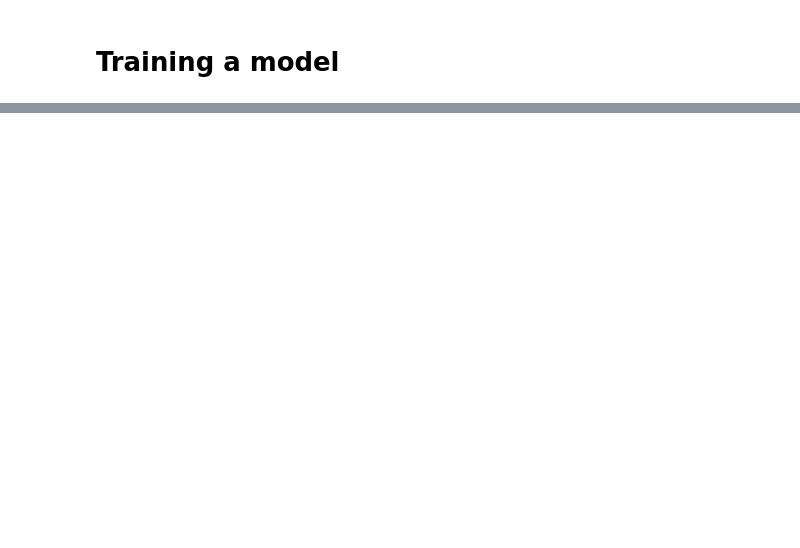
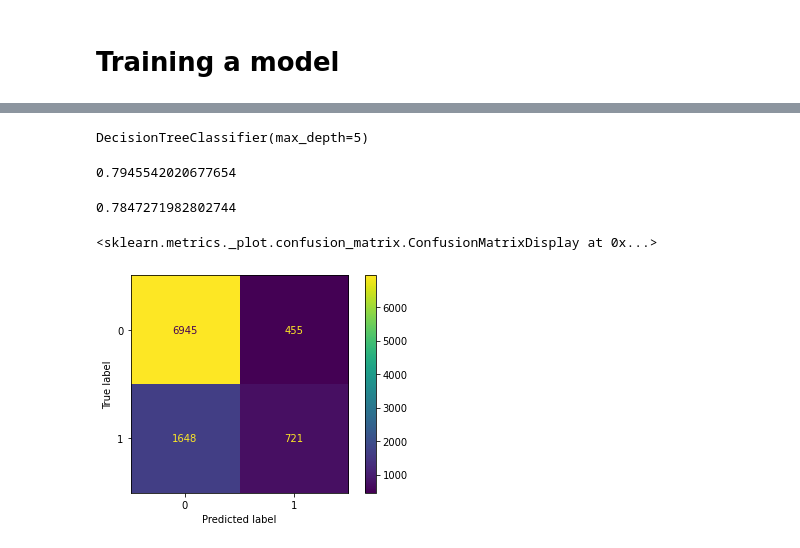
Before and after one commit to dhesse/IN-STK-5000-Autum-2022, a Jupyter notebook: nbhome/Lecture 02 - EDA and Sklearn.ipynb, the cells around one changed output, grey strips where cells are left out. Saved outputs shown, nothing was run; the diff lists cells and outputs as text; code cells hidden in the pictures; blank space fills up the shorter version.

```diff
--- a/nbhome/Lecture 02 - EDA and Sklearn.ipynb
+++ b/nbhome/Lecture 02 - EDA and Sklearn.ipynb
@@ -163,0 +208,4 @@ df.groupby('education')['target'].mean().sort_values().plot.bar()
+# %%
+# just of illustration
+one_hot = one_hot[one_hot.columns[one_hot.var() > 0.04]]
+one_hot
@@ -163,0 +226,3 @@ df.groupby('education')['target'].mean().sort_values().plot.bar()
+# %%
+X = df[['age', 'hours-per-week']].join(one_hot)
+y = df['target']
@@ -163,0 +245,2 @@ df.groupby('education')['target'].mean().sort_values().plot.bar()
+# %%
+Xtrain, Xtest, ytrain, ytest = train_test_split(X, y, test_size=0.3)
@@ -163,0 +249,8 @@ df.groupby('education')['target'].mean().sort_values().plot.bar()
+# %%
+model
+# %% [output]
+DecisionTreeClassifier(max_depth=5)
+# %%
+(model.predict(Xtest) == ytest).mean()
+# %% [output]
+0.7945542020677654
@@ -163,0 +259,11 @@ df.groupby('education')['target'].mean().sort_values().plot.bar()
+# %%
+log_reg = LogisticRegression(max_iter=10_000).fit(Xtrain, ytrain)
+# %%
+metrics.accuracy_score(ytest, log_reg.predict(Xtest))
+# %% [output]
+0.7847271982802744
+# %%
+metrics.plot_confusion_matrix(log_reg, Xtest, ytest)
+# %% [output]
+<sklearn.metrics._plot.confusion_matrix.ConfusionMatrixDisplay at 0x...>
+[figure, added]
```
Also changed, not shown: parts of 20 cells of this notebook.
